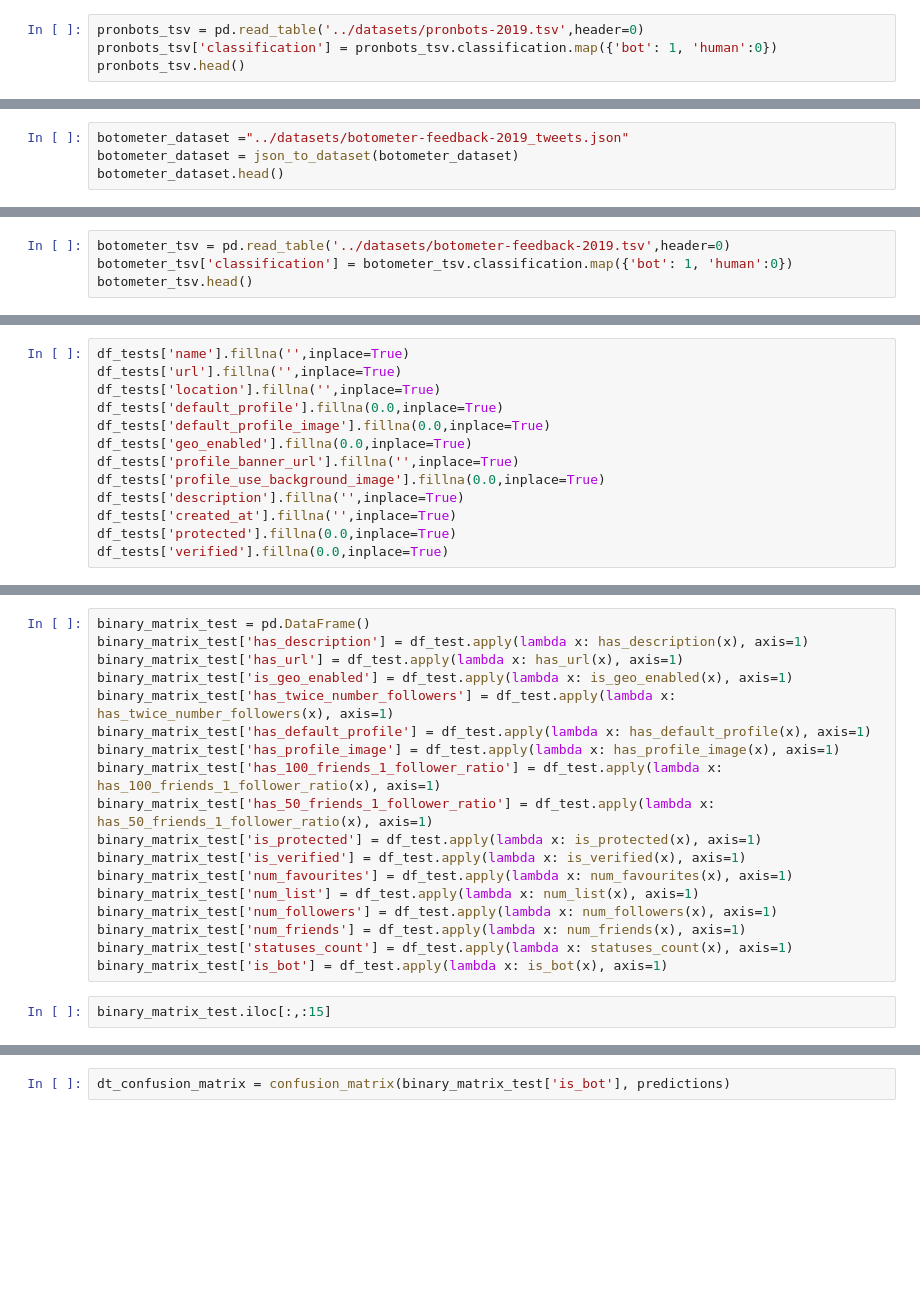
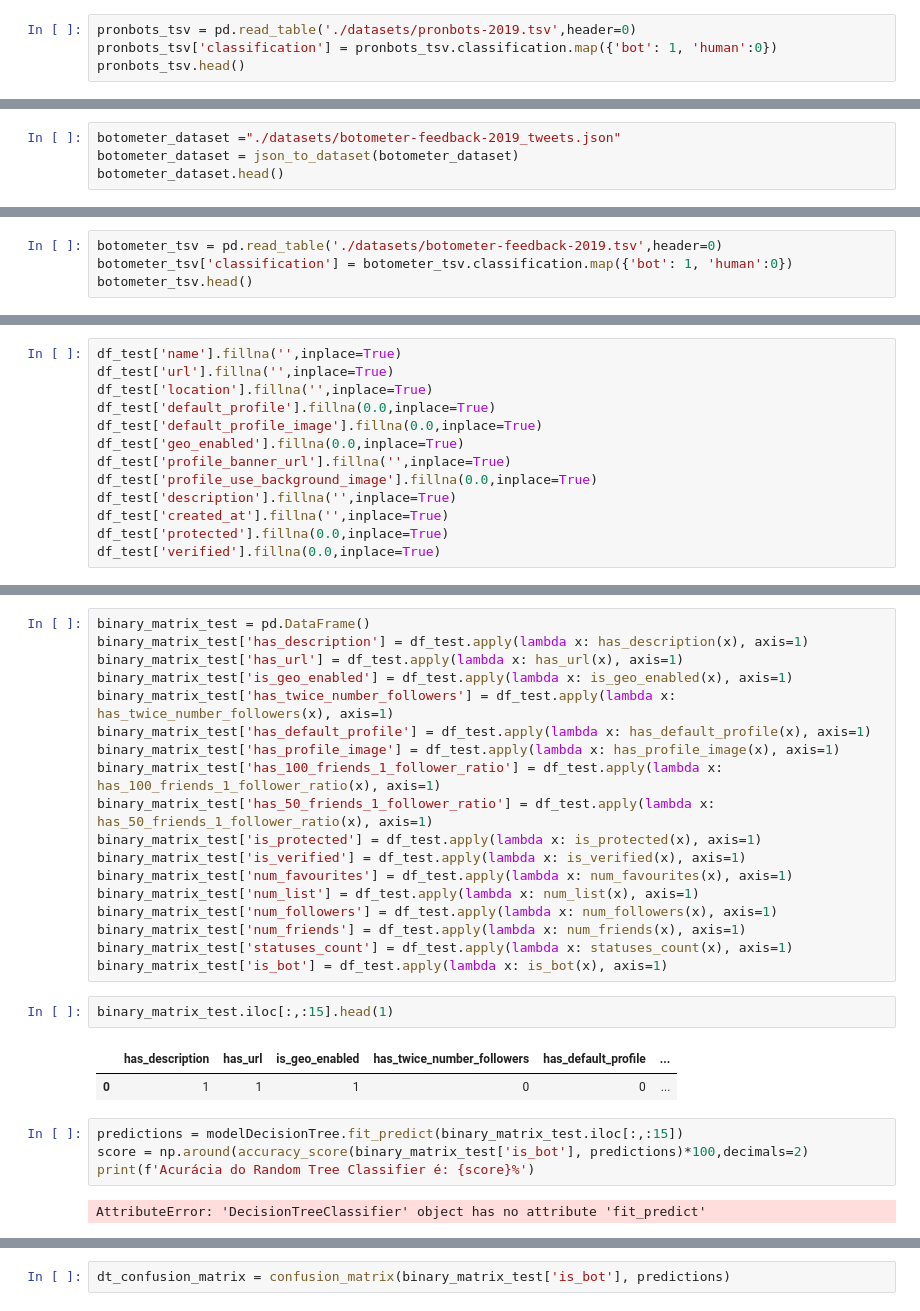
Before and after one commit to Jiamaca/Bot-Recognition-Twitter, a Jupyter notebook: Notebook 4 - Novo Modelo - Não Binário.ipynb, the cells around one changed output, grey strips where cells are left out. Drawn from its saved outputs; the diff is of its cells as text; blank space fills up the shorter version.

```diff
--- a/Notebook 4 - Novo Modelo - Não Binário.ipynb
+++ b/Notebook 4 - Novo Modelo - Não Binário.ipynb
@@ -342,7 +351,7 @@ pronbots_dataset.head()
 | 3 | False | False | True | False | 196846880 | ... |
 | 4 | False | False | True | False | 884237364 | ... |
 # %%
-pronbots_tsv = pd.read_table('../datasets/pronbots-2019.tsv',header=0)
+pronbots_tsv = pd.read_table('./datasets/pronbots-2019.tsv',header=0)
 pronbots_tsv['classification'] = pronbots_tsv.classification.map({'bot': 1, 'human':0})
 pronbots_tsv.head()
 # %% [output]
@@ -367,7 +378,7 @@ pronbots_dataset.describe().round(2)
 # %% [markdown]
 O Dataset botometer é composto por contas bots e perfis genuínos verificados manualmente após a classificação do Botometer.
 # %%
-botometer_dataset ="../datasets/botometer-feedback-2019_tweets.json"
+botometer_dataset ="./datasets/botometer-feedback-2019_tweets.json"
 botometer_dataset = json_to_dataset(botometer_dataset)
 botometer_dataset.head()
 # %% [output]
@@ -390,7 +401,7 @@ botometer_dataset.describe().round(2)
 | 75% | 7.612586e+17 | 5956.75 | 75.75 | -14400.00 | 26041.50 | 3351.00 | 12949.75 |
 | max | 9.721111e+17 | 50918077.00 | 87196.00 | 36000.00 | 2497534.00 | 476849.00 | 910116.00 |
 # %%
-botometer_tsv = pd.read_table('../datasets/botometer-feedback-2019.tsv',header=0)
+botometer_tsv = pd.read_table('./datasets/botometer-feedback-2019.tsv',header=0)
 botometer_tsv['classification'] = botometer_tsv.classification.map({'bot': 1, 'human':0})
 botometer_tsv.head()
 # %% [output]
@@ -884,16 +1077,16 @@ confusion_matrix_description(dt_confusion_matrix)
 # %% [markdown]
 ### Teste com Dataset Cresci
 # %%
-df_tests['name'].fillna('',inplace=True)
-df_tests['url'].fillna('',inplace=True)
-df_tests['location'].fillna('',inplace=True)
-df_tests['default_profile'].fillna(0.0,inplace=True)
-df_tests['default_profile_image'].fillna(0.0,inplace=True)
-df_tests['geo_enabled'].fillna(0.0,inplace=True)
-df_tests['profile_banner_url'].fillna('',inplace=True)
-df_tests['profile_use_background_image'].fillna(0.0,inplace=True)
-df_tests['description'].fillna('',inplace=True)
-df_tests['created_at'].fillna('',inplace=True)
-df_tests['protected'].fillna(0.0,inplace=True)
-df_tests['verified'].fillna(0.0,inplace=True)
+df_test['name'].fillna('',inplace=True)
+df_test['url'].fillna('',inplace=True)
+df_test['location'].fillna('',inplace=True)
+df_test['default_profile'].fillna(0.0,inplace=True)
+df_test['default_profile_image'].fillna(0.0,inplace=True)
+df_test['geo_enabled'].fillna(0.0,inplace=True)
+df_test['profile_banner_url'].fillna('',inplace=True)
+df_test['profile_use_background_image'].fillna(0.0,inplace=True)
+df_test['description'].fillna('',inplace=True)
+df_test['created_at'].fillna('',inplace=True)
+df_test['protected'].fillna(0.0,inplace=True)
+df_test['verified'].fillna(0.0,inplace=True)
 # %%
@@ -917,5 +1128,14 @@ binary_matrix_test['num_friends'] = df_test.apply(lambda x: num_friends(x), axis
 binary_matrix_test['statuses_count'] = df_test.apply(lambda x: statuses_count(x), axis=1)
 binary_matrix_test['is_bot'] = df_test.apply(lambda x: is_bot(x), axis=1)
 # %%
-binary_matrix_test.iloc[:,:15]
+binary_matrix_test.iloc[:,:15].head(1)
+# %% [output]
+|  | has_description | has_url | is_geo_enabled | has_twice_number_followers | has_default_profile | ... |
+| 0 | 1 | 1 | 1 | 0 | 0 | ... |
+# %%
+predictions = modelDecisionTree.fit_predict(binary_matrix_test.iloc[:,:15])
+score = np.around(accuracy_score(binary_matrix_test['is_bot'], predictions)*100,decimals=2)
+print(f'Acurácia do Random Tree Classifier é: {score}%')
+# %% [output]
+AttributeError: 'DecisionTreeClassifier' object has no attribute 'fit_predict'
 # %%
```
Also changed, not shown: parts of 92 cells of this notebook.
